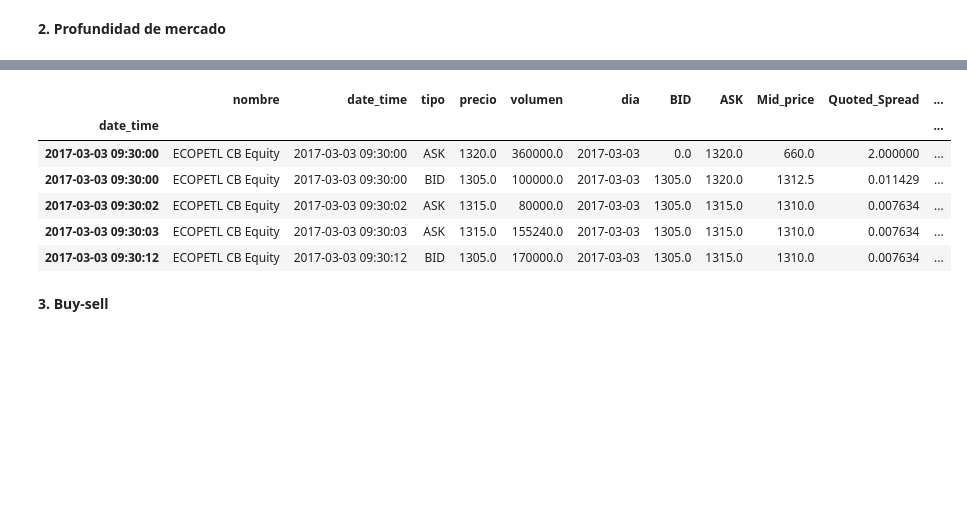
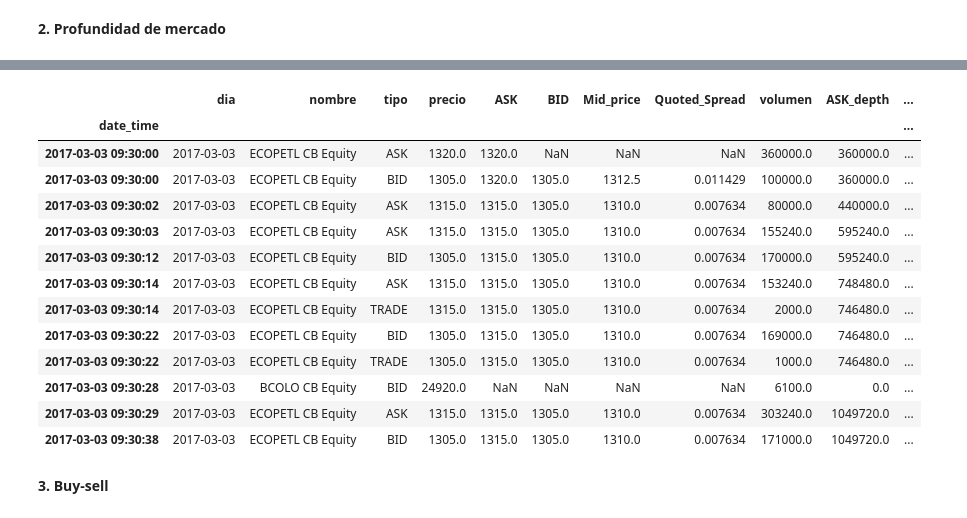
Before and after one commit to nromerodiaz/MarketQualityParams, a Jupyter notebook: PreprocessPipeline.ipynb, the cells around one changed output, grey strips where cells are left out. Saved outputs shown, nothing was run; the diff lists cells and outputs as text; code cells hidden in the pictures; blank space fills up the shorter version.

Commit message:
Added support for list-type stock tickers

```diff
--- a/PreprocessPipeline.ipynb
+++ b/PreprocessPipeline.ipynb
@@ -262,37 +222,0 @@ def DailyDepth(stockdailydata):
-# %%
-def StockDepth(stockdata):
-    '''
-    Parameters:
-    ------
-    stockdata:
-    DataFrame - Data of a stock
-
-    Return:
-    ------
-    result_df:
-    DataFrame - Results of the depth calculations
-    '''
-
-    #--------------------------------------------------------------------------------------------------------
-    # Creamos columnas para las variables de profundidad
-    init_values = np.zeros( np.shape(stockdailydata)[0] )
-    vol = stockdailydata.volumen # Con esto comentado me daba diferente a Catalina, vamos a ver ahora como da
-    stockdailydata = stockdailydata.assign(**{'BID_depth': vol, 'ASK_depth': vol,
-                          'Depth': init_values, 'log_depth': init_values})
-    #--------------------------------------------------------------------------------------------------------
-
-    # Separamos los datos por dia
-    daily_df = sep_date(stockdata)
-
-    # Creamos la lista donde guardaremos los resultados (sin computar)
-    delayed_dfs = []
-
-    # Aplicamos la funcion DailyDepth() decorada con un @delay
-    for df in daily_df:
-        delayed_dfs.append( DailyDepth(df) )
-
-    # Generamos un DataFrame de Dask a partir de los resultados (delayed) diarios
-    result_df = dd.from_delayed(delayed_dfs)
-
-    # Retornamos los resultados computados
-    return result_df.compute()
@@ -418,4 +476,4 @@ Wall time: 7.63 s
 # %%
 # Preprocesamos los datos
-prep_data = %time StockPreprocessing(data, 'ECOPETL')
+prep_data = %time StockPreprocessing(data, ['ECOPETL', 'BCOLO'])
 # %% [output]
@@ -426,5 +526,5 @@ Wall time: 1.74 s
 # %%
 # Calculamos las profundidaes BID, ASK y TRADE
 
-res = %time StockDepth(prep_data)
+res = %time StockDepth(prep_data, ["ECOPETL", "BCOLO"])
 # %% [output]
@@ -433,13 +533,20 @@ Wall time: 8h 58min 51s
 # %%
 # Miramos los resultados
-res.head()
+res.head(12)
 # %% [output]
-|  | nombre | date_time | tipo | precio | volumen | dia | BID | ASK | Mid_price | Quoted_Spread | ... |
+|  | dia | nombre | tipo | precio | ASK | BID | Mid_price | Quoted_Spread | volumen | ASK_depth | ... |
 | date_time |  |  |  |  |  |  |  |  |  |  | ... |
-| 2017-03-03 09:30:00 | ECOPETL CB Equity | 2017-03-03 09:30:00 | ASK | 1320.0 | 360000.0 | 2017-03-03 | 0.0 | 1320.0 | 660.0 | 2.000000 | ... |
-| 2017-03-03 09:30:00 | ECOPETL CB Equity | 2017-03-03 09:30:00 | BID | 1305.0 | 100000.0 | 2017-03-03 | 1305.0 | 1320.0 | 1312.5 | 0.011429 | ... |
-| 2017-03-03 09:30:02 | ECOPETL CB Equity | 2017-03-03 09:30:02 | ASK | 1315.0 | 80000.0 | 2017-03-03 | 1305.0 | 1315.0 | 1310.0 | 0.007634 | ... |
-| 2017-03-03 09:30:03 | ECOPETL CB Equity | 2017-03-03 09:30:03 | ASK | 1315.0 | 155240.0 | 2017-03-03 | 1305.0 | 1315.0 | 1310.0 | 0.007634 | ... |
-| 2017-03-03 09:30:12 | ECOPETL CB Equity | 2017-03-03 09:30:12 | BID | 1305.0 | 170000.0 | 2017-03-03 | 1305.0 | 1315.0 | 1310.0 | 0.007634 | ... |
+| 2017-03-03 09:30:00 | 2017-03-03 | ECOPETL CB Equity | ASK | 1320.0 | 1320.0 | NaN | NaN | NaN | 360000.0 | 360000.0 | ... |
+| 2017-03-03 09:30:00 | 2017-03-03 | ECOPETL CB Equity | BID | 1305.0 | 1320.0 | 1305.0 | 1312.5 | 0.011429 | 100000.0 | 360000.0 | ... |
+| 2017-03-03 09:30:02 | 2017-03-03 | ECOPETL CB Equity | ASK | 1315.0 | 1315.0 | 1305.0 | 1310.0 | 0.007634 | 80000.0 | 440000.0 | ... |
+| 2017-03-03 09:30:03 | 2017-03-03 | ECOPETL CB Equity | ASK | 1315.0 | 1315.0 | 1305.0 | 1310.0 | 0.007634 | 155240.0 | 595240.0 | ... |
+| 2017-03-03 09:30:12 | 2017-03-03 | ECOPETL CB Equity | BID | 1305.0 | 1315.0 | 1305.0 | 1310.0 | 0.007634 | 170000.0 | 595240.0 | ... |
+| 2017-03-03 09:30:14 | 2017-03-03 | ECOPETL CB Equity | ASK | 1315.0 | 1315.0 | 1305.0 | 1310.0 | 0.007634 | 153240.0 | 748480.0 | ... |
+| 2017-03-03 09:30:14 | 2017-03-03 | ECOPETL CB Equity | TRADE | 1315.0 | 1315.0 | 1305.0 | 1310.0 | 0.007634 | 2000.0 | 746480.0 | ... |
+| 2017-03-03 09:30:22 | 2017-03-03 | ECOPETL CB Equity | BID | 1305.0 | 1315.0 | 1305.0 | 1310.0 | 0.007634 | 169000.0 | 746480.0 | ... |
+| 2017-03-03 09:30:22 | 2017-03-03 | ECOPETL CB Equity | TRADE | 1305.0 | 1315.0 | 1305.0 | 1310.0 | 0.007634 | 1000.0 | 746480.0 | ... |
+| 2017-03-03 09:30:28 | 2017-03-03 | BCOLO CB Equity | BID | 24920.0 | NaN | NaN | NaN | NaN | 6100.0 | 0.0 | ... |
+| 2017-03-03 09:30:29 | 2017-03-03 | ECOPETL CB Equity | ASK | 1315.0 | 1315.0 | 1305.0 | 1310.0 | 0.007634 | 303240.0 | 1049720.0 | ... |
+| 2017-03-03 09:30:38 | 2017-03-03 | ECOPETL CB Equity | BID | 1305.0 | 1315.0 | 1305.0 | 1310.0 | 0.007634 | 171000.0 | 1049720.0 | ... |
 # %%
 # Guardamos los resultados
```
Also changed, not shown: parts of 17 cells of this notebook.
